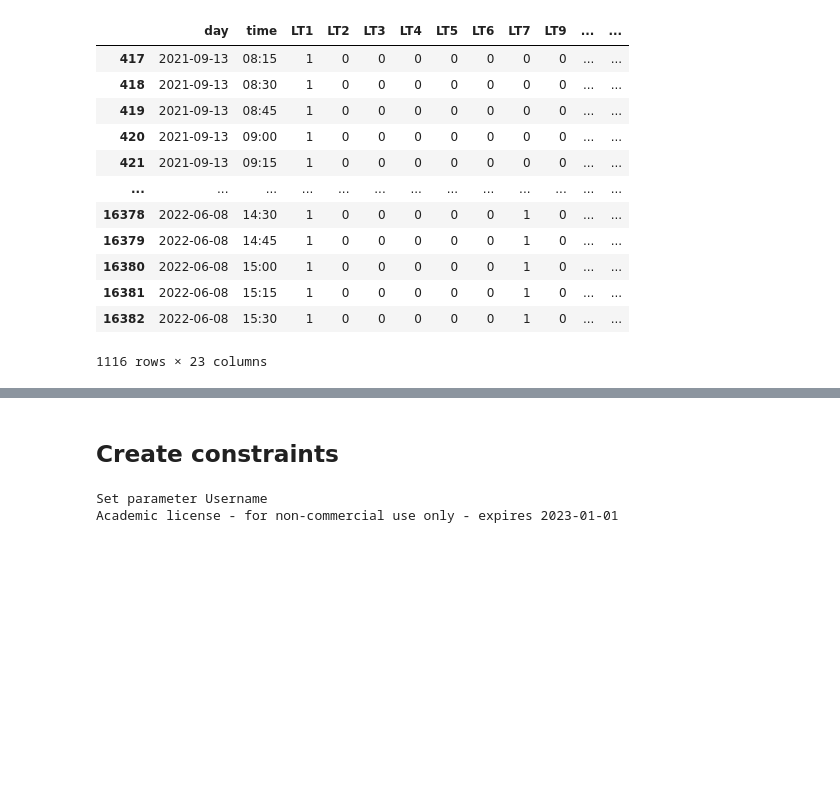
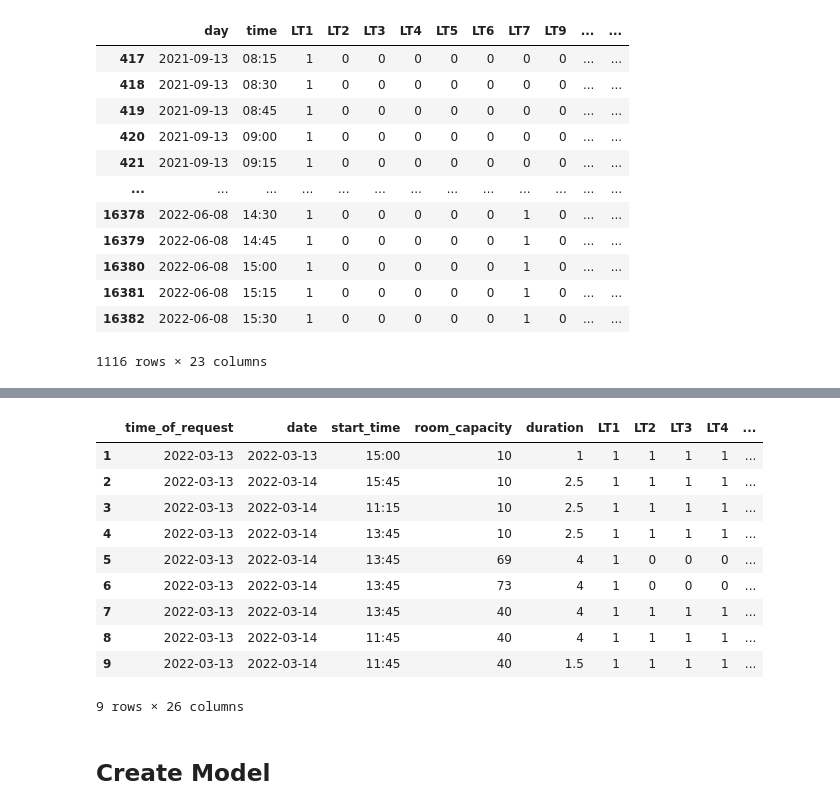
Before and after one commit to kazmer97/am13-group-project, a Jupyter notebook: project-prototype.ipynb, the cells around one changed output, grey strips where cells are left out. Saved outputs shown, nothing was run; the diff lists cells and outputs as text; code cells hidden in the pictures; blank space fills up the shorter version.

Commit message:
only data cleaning is good everything else is a mess

```diff
--- a/project-prototype.ipynb
+++ b/project-prototype.ipynb
@@ -98,8 +170,42 @@ scheduling_table.loc[scheduling_table.LT1 == 1]
+# %%
+booking_requests_rf = booking_requests.copy()
+booking_requests_rf.drop(booking_requests.index[0], inplace=True)
+# %%
+booking_requests_rf['LT1'   ] = [ 1 if i <= 100 else 0 for i in booking_requests_rf["room_capacity"]]
+booking_requests_rf['LT2'   ] = [ 1 if i <= 45  else 0 for i in booking_requests_rf["room_capacity"]]
+booking_requests_rf['LT3'   ] = [ 1 if i <= 55  else 0 for i in booking_requests_rf["room_capacity"]]
+booking_requests_rf['LT4'   ] = [ 1 if i <= 55  else 0 for i in booking_requests_rf["room_capacity"]]
+booking_requests_rf['LT5'   ] = [ 1 if i <= 47  else 0 for i in booking_requests_rf["room_capacity"]]
+booking_requests_rf['LT6'   ] = [ 1 if i <= 120 else 0 for i in booking_requests_rf["room_capacity"]]
+booking_requests_rf['LT7'   ] = [ 1 if i <= 93  else 0 for i in booking_requests_rf["room_capacity"]]
+booking_requests_rf['LT9'   ] = [ 1 if i <= 80  else 0 for i in booking_requests_rf["room_capacity"]]
+booking_requests_rf['LT10'  ] = [ 1 if i <= 81  else 0 for i in booking_requests_rf["room_capacity"]]
+booking_requests_rf['LT12'  ] = [ 1 if i <= 80  else 0 for i in booking_requests_rf["room_capacity"]]
+booking_requests_rf['LT14'  ] = [ 1 if i <= 87  else 0 for i in booking_requests_rf["room_capacity"]]
+booking_requests_rf['LT15'  ] = [ 1 if i <= 86  else 0 for i in booking_requests_rf["room_capacity"]]
+booking_requests_rf['LT16'  ] = [ 1 if i <= 89  else 0 for i in booking_requests_rf["room_capacity"]]
+booking_requests_rf['LT17'  ] = [ 1 if i <= 87  else 0 for i in booking_requests_rf["room_capacity"]]
+booking_requests_rf['LT18'  ] = [ 1 if i <= 100 else 0 for i in booking_requests_rf["room_capacity"]]
+booking_requests_rf['LT19'  ] = [ 1 if i <= 100 else 0 for i in booking_requests_rf["room_capacity"]]
+booking_requests_rf['PLG01' ] = [ 1 if i <= 112 else 0 for i in booking_requests_rf["room_capacity"]]
+booking_requests_rf['PBLab' ] = [ 1 if i <= 91  else 0 for i in booking_requests_rf["room_capacity"]]
+booking_requests_rf['Trans' ] = [ 1 if i <= 59  else 0 for i in booking_requests_rf["room_capacity"]]
+booking_requests_rf['WLT'   ] = [ 1 if i <= 82  else 0 for i in booking_requests_rf["room_capacity"]]
+booking_requests_rf['RG06'  ] = [ 1 if i <= 41  else 0 for i in booking_requests_rf["room_capacity"]]
+# %%
+booking_requests_rf.date = booking_requests_rf.date.map(lambda x: x.strftime("%Y-%m-%d"))
+booking_requests_rf
+# %% [output]
+|  | time_of_request | date | start_time | room_capacity | duration | LT1 | LT2 | LT3 | LT4 | ... |
+| 1 | 2022-03-13 | 2022-03-13 | 15:00 | 10 | 1 | 1 | 1 | 1 | 1 | ... |
+| 2 | 2022-03-13 | 2022-03-14 | 15:45 | 10 | 2.5 | 1 | 1 | 1 | 1 | ... |
+| 3 | 2022-03-13 | 2022-03-14 | 11:15 | 10 | 2.5 | 1 | 1 | 1 | 1 | ... |
+| 4 | 2022-03-13 | 2022-03-14 | 13:45 | 10 | 2.5 | 1 | 1 | 1 | 1 | ... |
+| 5 | 2022-03-13 | 2022-03-14 | 13:45 | 69 | 4 | 1 | 0 | 0 | 0 | ... |
+| 6 | 2022-03-13 | 2022-03-14 | 13:45 | 73 | 4 | 1 | 0 | 0 | 0 | ... |
+| 7 | 2022-03-13 | 2022-03-14 | 13:45 | 40 | 4 | 1 | 1 | 1 | 1 | ... |
+| 8 | 2022-03-13 | 2022-03-14 | 11:45 | 40 | 4 | 1 | 1 | 1 | 1 | ... |
+| 9 | 2022-03-13 | 2022-03-14 | 11:45 | 40 | 1.5 | 1 | 1 | 1 | 1 | ... |
+9 rows × 26 columns
 # %% [markdown]
-## Create constraints
+## Create Model
-# %%
-# gurobi model
-m = gp.Model("Room_Scheduling")
-# %% [output]
-Set parameter Username
-Academic license - for non-commercial use only - expires 2023-01-01
```
Also changed, not shown: parts of 15 cells of this notebook, 5 other files.
